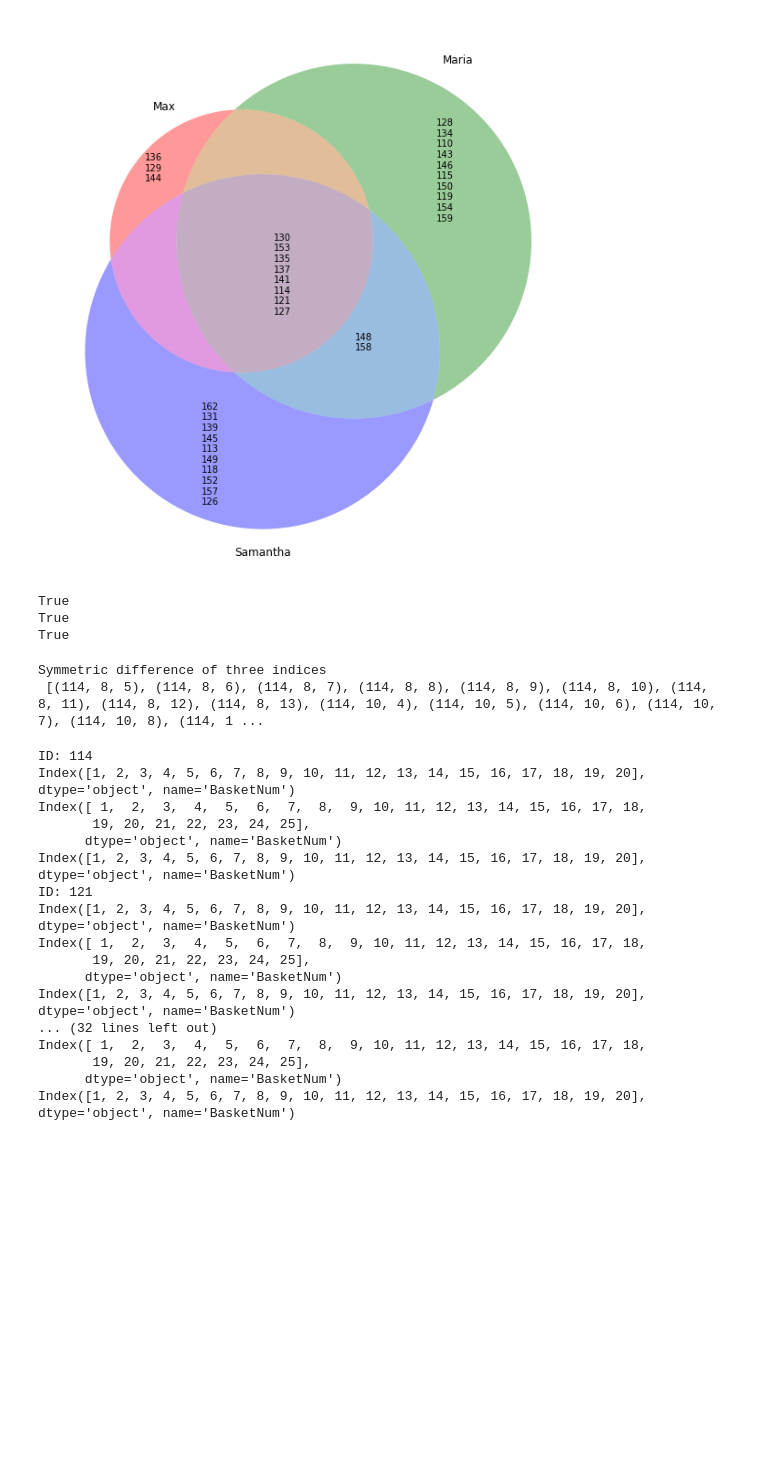
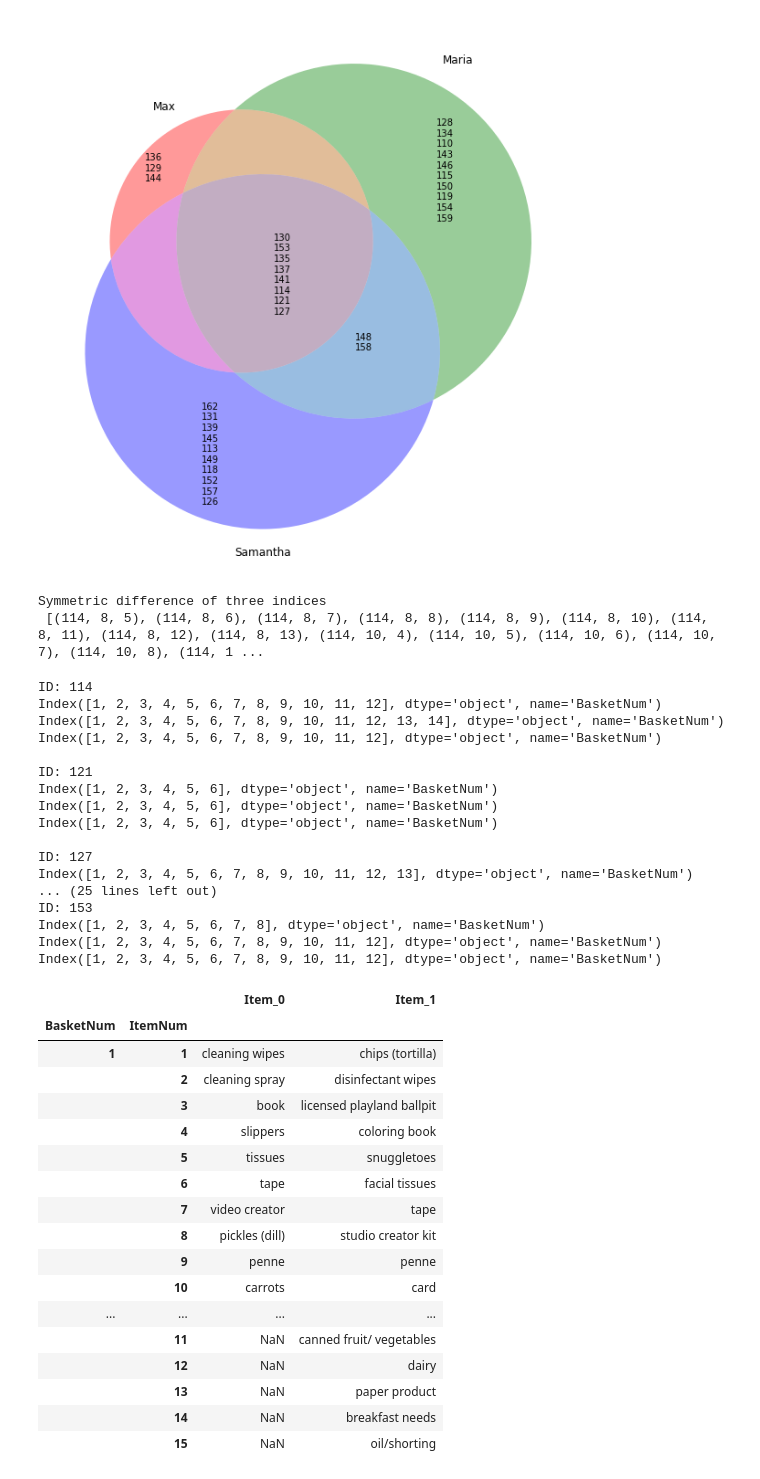
Before and after one commit to jjailer/grocery-receipt-data-cleaning, a Jupyter notebook: Scripts/old_data_verification.ipynb, the cells around one changed output. Drawn from its saved outputs; the diff is of its cells as text; code cells hidden in the pictures; blank space fills up the shorter version.

```diff
--- a/Scripts/data_verification.ipynb
+++ b/Scripts/old_data_verification.ipynb
@@ -7,6 +7,8 @@ import matplotlib.pyplot as plt
 from matplotlib_venn import venn3
 
 %matplotlib inline
+
+pd.options.display.max_rows = 999
 # %%
 data_path = '../Data/'
 df_max = pd.read_csv(data_path + 'clean_max.csv', index_col = 0, parse_dates = [3])
@@ -101,14 +158,8 @@ for df in df_shared:
 
     # Create multi-index
     df.set_index(['ID', 'BasketNum', 'ItemNum'], inplace = True)
-    df.sort_index(inplace = True) # TODO multi-index sort
-    print(df.index.is_monotonic_increasing) # TODO assert
-
-# TODO assert validity of multi-index
+    df.sort_index(inplace = True)
+    assert df.index.is_monotonic_increasing
-# %% [output]
-True
-True
-True
 # %%
 ## Statistics on shared multi-indicies
 assert df_shared[0].index.unique(0).equals(df_shared[1].index.unique(0)) and df_shared[1].index.unique(0).equals(df_shared[2].index.unique(0))
@@ -122,25 +173,26 @@ print('Symmetric difference of three indices\n', index_sym_diff)
 Symmetric difference of three indices
  [(114, 8, 5), (114, 8, 6), (114, 8, 7), (114, 8, 8), (114, 8, 9), (114, 8, 10), (114, 8, 11), (114, 8, 12), (114, 8, 13), (114, 10, 4), (114, 10, 5), (114, 10, 6), (114, 10, 7), (114, 10, 8), (114, 1 ...
 # %%
+# TODO check for basket count agreement
 for pid in df_shared[0].index.unique(0):
-    print('ID:', pid)
+    print('\nID:', pid)
     for df in df_shared:
-        print(df.index.unique(1)) # TODO restrict to PID
+        print(df.loc[pid].index.unique(0)) # TODO restrict to PID
 # %% [output]
 ID: 114
-Index([1, 2, 3, 4, 5, 6, 7, 8, 9, 10, 11, 12, 13, 14, 15, 16, 17, 18, 19, 20], dtype='object', name='BasketNum')
-Index([ 1,  2,  3,  4,  5,  6,  7,  8,  9, 10, 11, 12, 13, 14, 15, 16, 17, 18,
-       19, 20, 21, 22, 23, 24, 25],
-      dtype='object', name='BasketNum')
-Index([1, 2, 3, 4, 5, 6, 7, 8, 9, 10, 11, 12, 13, 14, 15, 16, 17, 18, 19, 20], dtype='object', name='BasketNum')
+Index([1, 2, 3, 4, 5, 6, 7, 8, 9, 10, 11, 12], dtype='object', name='BasketNum')
+Index([1, 2, 3, 4, 5, 6, 7, 8, 9, 10, 11, 12, 13, 14], dtype='object', name='BasketNum')
+Index([1, 2, 3, 4, 5, 6, 7, 8, 9, 10, 11, 12], dtype='object', name='BasketNum')
+
 ID: 121
-Index([1, 2, 3, 4, 5, 6, 7, 8, 9, 10, 11, 12, 13, 14, 15, 16, 17, 18, 19, 20], dtype='object', name='BasketNum')
-Index([ 1,  2,  3,  4,  5,  6,  7,  8,  9, 10, 11, 12, 13, 14, 15, 16, 17, 18,
-       19, 20, 21, 22, 23, 24, 25],
-      dtype='object', name='BasketNum')
-Index([1, 2, 3, 4, 5, 6, 7, 8, 9, 10, 11, 12, 13, 14, 15, 16, 17, 18, 19, 20], dtype='object', name='BasketNum')
-... (32 lines left out)
-Index([ 1,  2,  3,  4,  5,  6,  7,  8,  9, 10, 11, 12, 13, 14, 15, 16, 17, 18,
-       19, 20, 21, 22, 23, 24, 25],
-      dtype='object', name='BasketNum')
-Index([1, 2, 3, 4, 5, 6, 7, 8, 9, 10, 11, 12, 13, 14, 15, 16, 17, 18, 19, 20], dtype='object', name='BasketNum')
+Index([1, 2, 3, 4, 5, 6], dtype='object', name='BasketNum')
+Index([1, 2, 3, 4, 5, 6], dtype='object', name='BasketNum')
+Index([1, 2, 3, 4, 5, 6], dtype='object', name='BasketNum')
+
+ID: 127
+Index([1, 2, 3, 4, 5, 6, 7, 8, 9, 10, 11, 12, 13], dtype='object', name='BasketNum')
+... (25 lines left out)
+ID: 153
+Index([1, 2, 3, 4, 5, 6, 7, 8], dtype='object', name='BasketNum')
+Index([1, 2, 3, 4, 5, 6, 7, 8, 9, 10, 11, 12], dtype='object', name='BasketNum')
+Index([1, 2, 3, 4, 5, 6, 7, 8, 9, 10, 11, 12], dtype='object', name='BasketNum')
@@ -149,2 +199,23 @@ df_shared[0]
+# %%
+display(df_shared[0].loc[137, ['Item']].join(df_shared[1].loc[137, ['Item']], how = 'outer', lsuffix = '_0', rsuffix = '_1'))
+# %% [output]
+|  |  | Item_0 | Item_1 |
+| BasketNum | ItemNum |  |  |
+| 1 | 1 | cleaning wipes | chips (tortilla) |
+|  | 2 | cleaning spray | disinfectant wipes |
+|  | 3 | book | licensed playland ballpit |
+|  | 4 | slippers | coloring book |
+|  | 5 | tissues | snuggletoes |
+|  | 6 | tape | facial tissues |
+|  | 7 | video creator | tape |
+|  | 8 | pickles (dill) | studio creator kit |
+|  | 9 | penne | penne |
+|  | 10 | carrots | card |
+| ... | ... | ... | ... |
+|  | 11 | NaN | canned fruit/ vegetables |
+|  | 12 | NaN | dairy |
+|  | 13 | NaN | paper product |
+|  | 14 | NaN | breakfast needs |
+|  | 15 | NaN | oil/shorting |
 # %% [raw]
 # TODO
```
Also changed, not shown: parts of 4 cells of this notebook, 4 other files.
